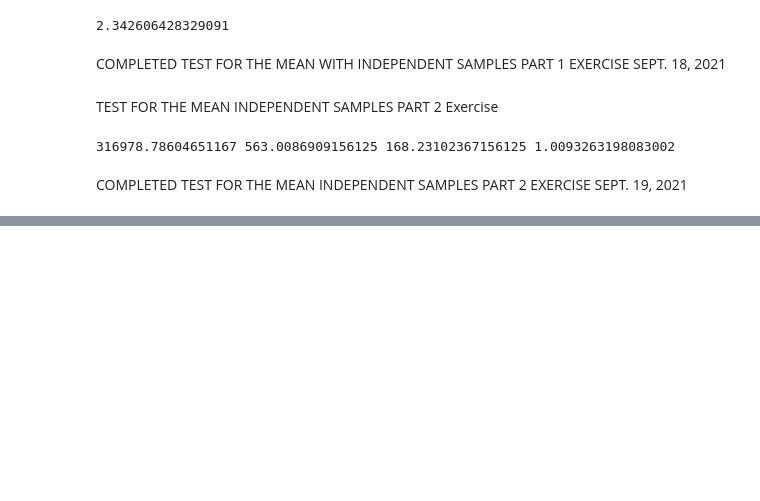
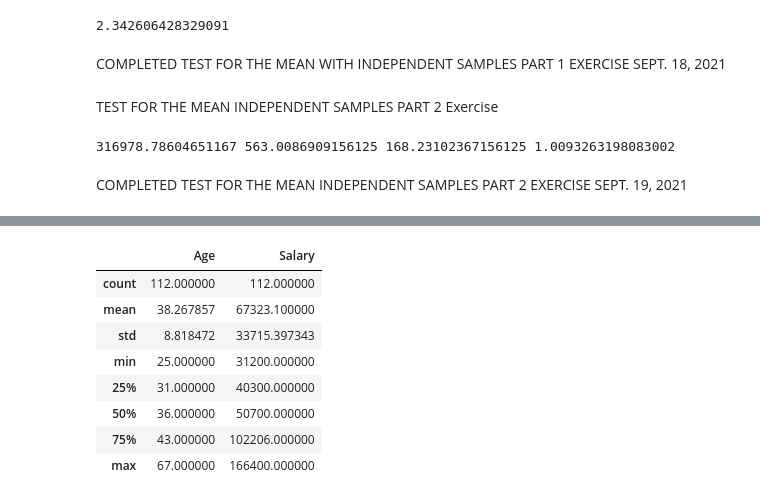
Before and after one commit to Malcolm206/UDEMY_BI_ANALYST, a Jupyter notebook: Untitled.ipynb, the cells around one changed output, grey strips where cells are left out. Cells and saved outputs as stored; diff of their text form; code cells hidden in the pictures; blank space fills up the shorter version.

```diff
--- a/Untitled.ipynb
+++ b/Untitled.ipynb
@@ -915,0 +957,12 @@ COMPLETED TEST FOR THE MEAN INDEPENDENT SAMPLES PART 2 EXERCISE SEPT. 19, 2021
+# %%
+dataw_4_10.describe()
+# %% [output]
+|  | Age | Salary |
+| count | 112.000000 | 112.000000 |
+| mean | 38.267857 | 67323.100000 |
+| std | 8.818472 | 33715.397343 |
+| min | 25.000000 | 31200.000000 |
+| 25% | 31.000000 | 40300.000000 |
+| 50% | 36.000000 | 50700.000000 |
+| 75% | 43.000000 | 102206.000000 |
+| max | 67.000000 | 166400.000000 |
```
Also changed, not shown: parts of 9 cells of this notebook.
